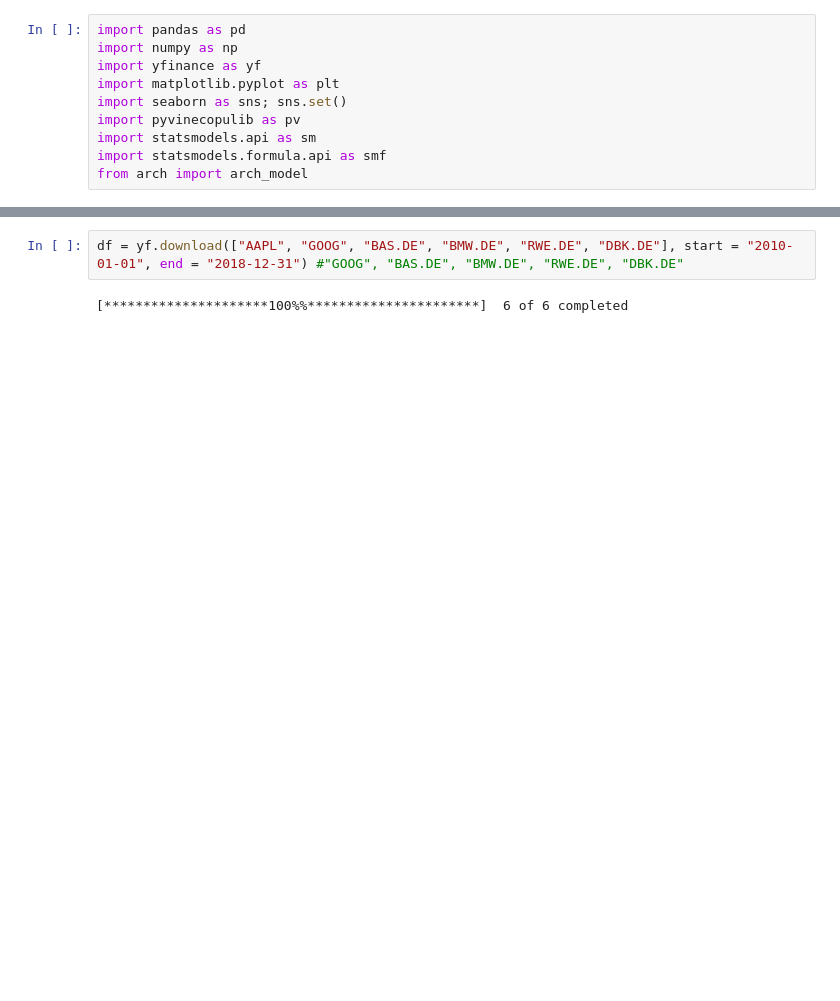
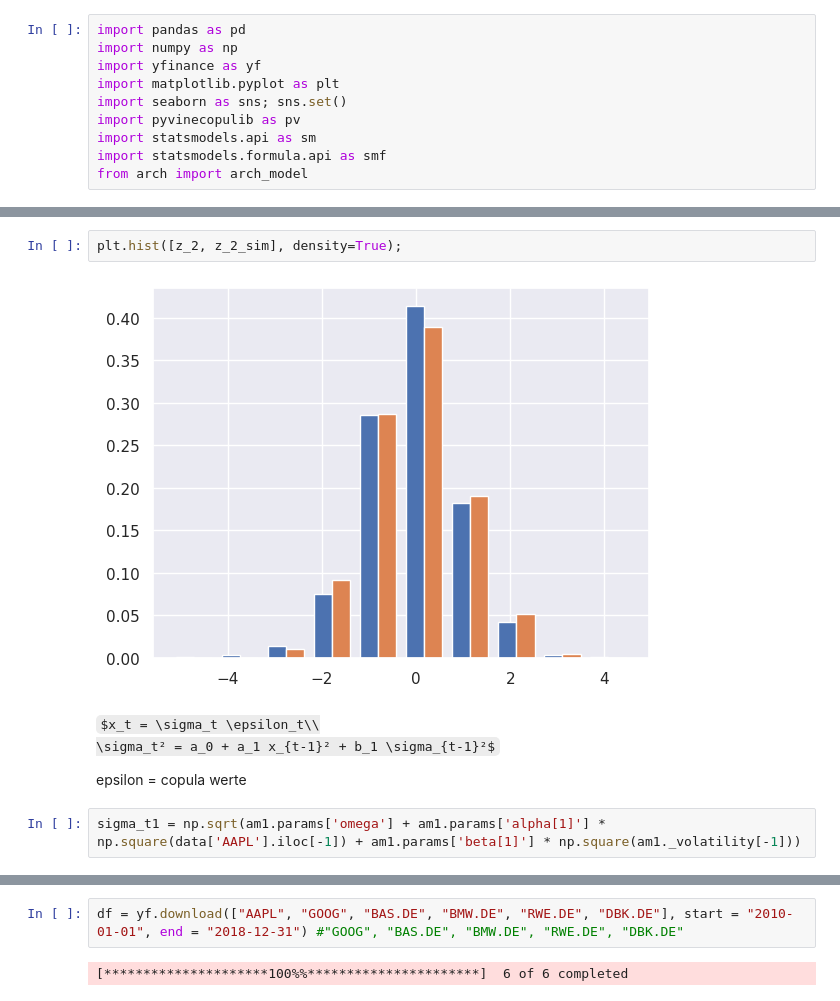
Before and after one commit to memlein/Copula-GARCH-for-Value-at-Risk-Prediction, a Jupyter notebook: VaR.ipynb, the cells around one changed output, grey strips where cells are left out. Drawn from its saved outputs; the diff is of its cells as text; some formulas as TeX source; blank space fills up the shorter version.

```diff
--- a/VaR.ipynb
+++ b/VaR.ipynb
@@ -10,0 +120,11 @@ from arch import arch_model
+# %%
+plt.hist([z_2, z_2_sim], density=True);
+# %% [output]
+[figure, added]
+# %% [markdown]
+$x_t = \sigma_t \epsilon_t\\
+\sigma_t² = a_0 + a_1 x_{t-1}² + b_1 \sigma_{t-1}²$
+
+epsilon = copula werte
+# %%
+sigma_t1 = np.sqrt(am1.params['omega'] + am1.params['alpha[1]'] * np.square(data['AAPL'].iloc[-1]) + am1.params['beta[1]'] * np.square(am1._volatility[-1]))
```
Also changed, not shown: parts of 42 cells of this notebook.
